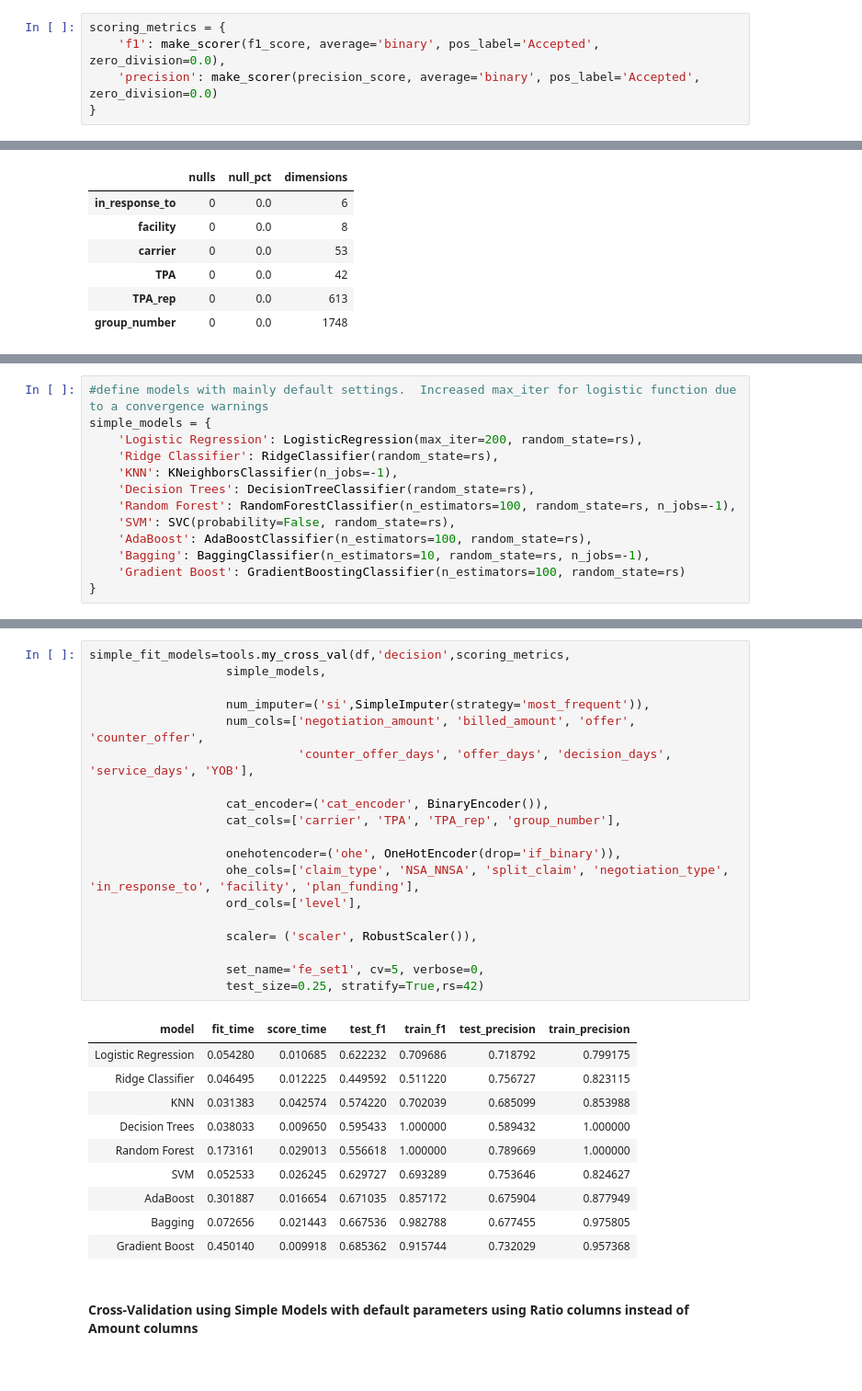
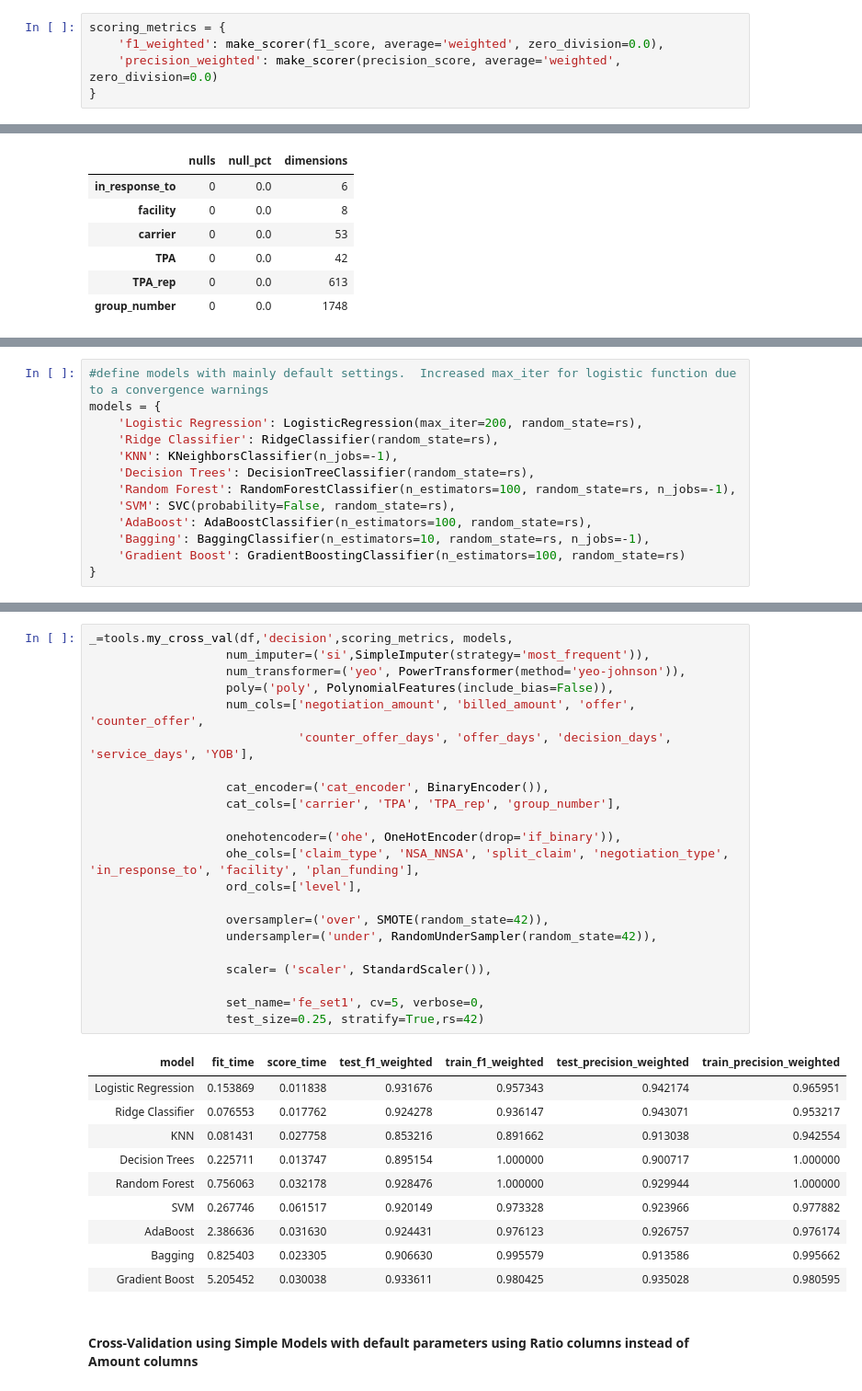
Before and after one commit to marchofnines/negotiations, a Jupyter notebook: 2_FE_capstone.ipynb, the cells around one changed output, grey strips where cells are left out. Shown at 92% size. Cells and saved outputs as stored; diff of their text form.

```diff
--- a/2_FE_capstone.ipynb
+++ b/2_FE_capstone.ipynb
@@ -58,8 +59,8 @@ pp.mystats(X, nulls_only=True)
 ### Define scoring metrics
 # %%
 scoring_metrics = {
-    'f1': make_scorer(f1_score, average='binary', pos_label='Accepted', zero_division=0.0),
-    'precision': make_scorer(precision_score, average='binary', pos_label='Accepted', zero_division=0.0)
+    'f1_weighted': make_scorer(f1_score, average='weighted', zero_division=0.0),
+    'precision_weighted': make_scorer(precision_score, average='weighted',  zero_division=0.0)
 }
 # %% [markdown]
 ### Dummy Classifier
@@ -95,6 +94,6 @@ pp.mystats(X[['in_response_to', 'facility', 'carrier', 'TPA', 'TPA_rep', 'group_
 # %%
 #define models with mainly default settings.  Increased max_iter for logistic function due to a convergence warnings
-simple_models = {
+models = {
     'Logistic Regression': LogisticRegression(max_iter=200, random_state=rs),
     'Ridge Classifier': RidgeClassifier(random_state=rs),
     'KNN': KNeighborsClassifier(n_jobs=-1),
@@ -118,33 +121,36 @@ simple_models = {
 - This test will use the amount columns
 # %%
-simple_fit_models=tools.my_cross_val(df,'decision',scoring_metrics,
-                   simple_models,
-
+_=tools.my_cross_val(df,'decision',scoring_metrics, models,
                    num_imputer=('si',SimpleImputer(strategy='most_frequent')),
+                   num_transformer=('yeo', PowerTransformer(method='yeo-johnson')),
+                   poly=('poly', PolynomialFeatures(include_bias=False)),
                    num_cols=['negotiation_amount', 'billed_amount', 'offer', 'counter_offer',
                              'counter_offer_days', 'offer_days', 'decision_days', 'service_days', 'YOB'],
 
                    cat_encoder=('cat_encoder', BinaryEncoder()),
                    cat_cols=['carrier', 'TPA', 'TPA_rep', 'group_number'],
 
                    onehotencoder=('ohe', OneHotEncoder(drop='if_binary')),
                    ohe_cols=['claim_type', 'NSA_NNSA', 'split_claim', 'negotiation_type', 'in_response_to', 'facility', 'plan_funding'],
                    ord_cols=['level'],
 
-                   scaler= ('scaler', RobustScaler()),
+                   oversampler=('over', SMOTE(random_state=42)),
+                   undersampler=('under', RandomUnderSampler(random_state=42)),
+
+                   scaler= ('scaler', StandardScaler()),
 
                    set_name='fe_set1', cv=5, verbose=0,
                    test_size=0.25, stratify=True,rs=42)
 # %% [output]
-| model | fit_time | score_time | test_f1 | train_f1 | test_precision | train_precision |
-| Logistic Regression | 0.054280 | 0.010685 | 0.622232 | 0.709686 | 0.718792 | 0.799175 |
-| Ridge Classifier | 0.046495 | 0.012225 | 0.449592 | 0.511220 | 0.756727 | 0.823115 |
-| KNN | 0.031383 | 0.042574 | 0.574220 | 0.702039 | 0.685099 | 0.853988 |
-| Decision Trees | 0.038033 | 0.009650 | 0.595433 | 1.000000 | 0.589432 | 1.000000 |
-| Random Forest | 0.173161 | 0.029013 | 0.556618 | 1.000000 | 0.789669 | 1.000000 |
-| SVM | 0.052533 | 0.026245 | 0.629727 | 0.693289 | 0.753646 | 0.824627 |
-| AdaBoost | 0.301887 | 0.016654 | 0.671035 | 0.857172 | 0.675904 | 0.877949 |
-| Bagging | 0.072656 | 0.021443 | 0.667536 | 0.982788 | 0.677455 | 0.975805 |
-| Gradient Boost | 0.450140 | 0.009918 | 0.685362 | 0.915744 | 0.732029 | 0.957368 |
+| model | fit_time | score_time | test_f1_weighted | train_f1_weighted | test_precision_weighted | train_precision_weighted |
+| Logistic Regression | 0.153869 | 0.011838 | 0.931676 | 0.957343 | 0.942174 | 0.965951 |
+| Ridge Classifier | 0.076553 | 0.017762 | 0.924278 | 0.936147 | 0.943071 | 0.953217 |
+| KNN | 0.081431 | 0.027758 | 0.853216 | 0.891662 | 0.913038 | 0.942554 |
+| Decision Trees | 0.225711 | 0.013747 | 0.895154 | 1.000000 | 0.900717 | 1.000000 |
+| Random Forest | 0.756063 | 0.032178 | 0.928476 | 1.000000 | 0.929944 | 1.000000 |
+| SVM | 0.267746 | 0.061517 | 0.920149 | 0.973328 | 0.923966 | 0.977882 |
+| AdaBoost | 2.386636 | 0.031630 | 0.924431 | 0.976123 | 0.926757 | 0.976174 |
+| Bagging | 0.825403 | 0.023305 | 0.906630 | 0.995579 | 0.913586 | 0.995662 |
+| Gradient Boost | 5.205452 | 0.030038 | 0.933611 | 0.980425 | 0.935028 | 0.980595 |
 # %% [markdown]
 #### Cross-Validation using Simple Models with default parameters using Ratio columns instead of Amount columns
```
Also changed, not shown: parts of 40 cells of this notebook.
